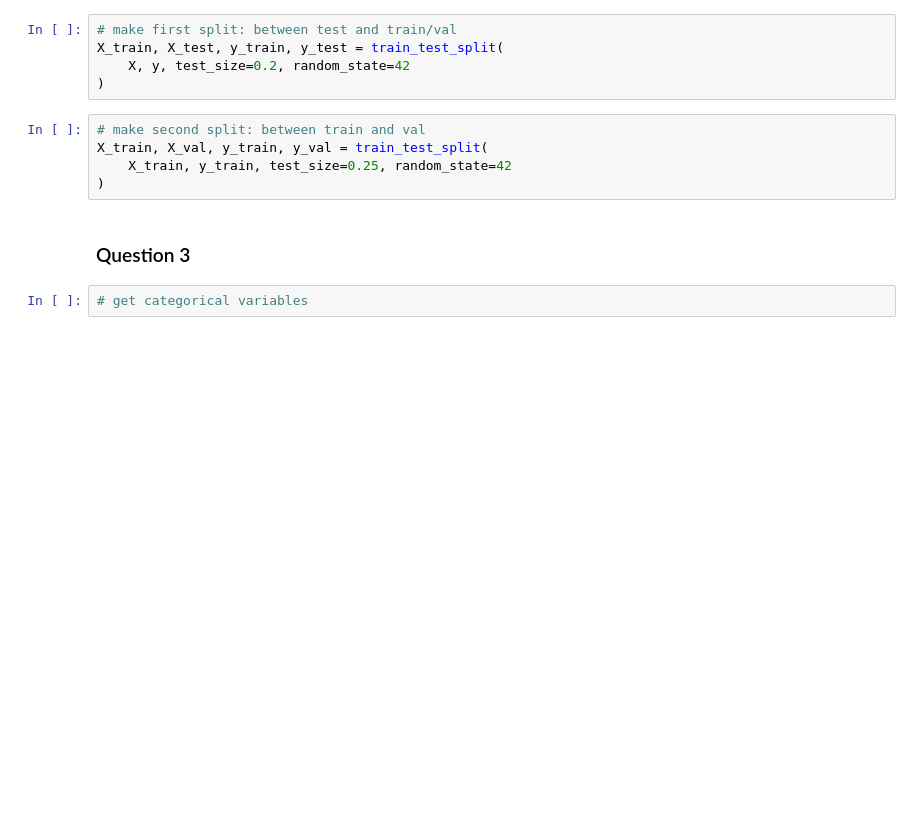
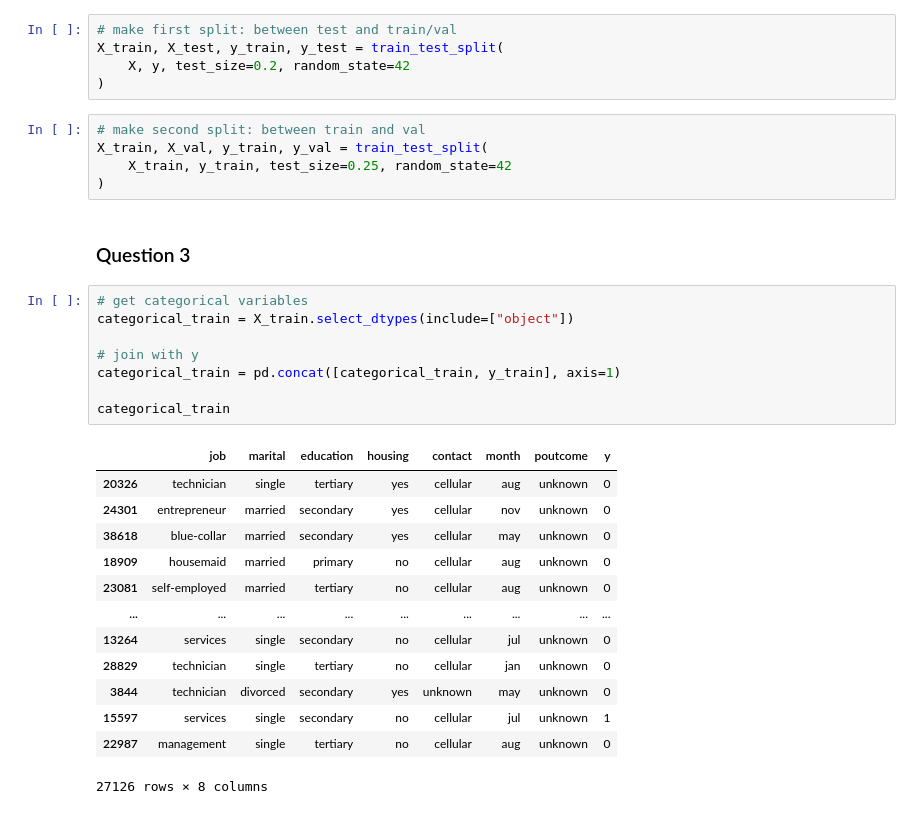
Before and after one commit to fabianjkrueger/ml-zoomcamp, a Jupyter notebook: homework/03-classification_homework.ipynb, the cells around one changed output. Saved outputs shown, nothing was run; the diff lists cells and outputs as text; blank space fills up the shorter version.

```diff
--- a/homework/03-classification_homework.ipynb
+++ b/homework/03-classification_homework.ipynb
@@ -194,5 +195,25 @@ X_train, X_val, y_train, y_val = train_test_split(
 )
 # %% [markdown]
 ### Question 3
-# %%
-# get categorical variables
+# %%
+# get categorical variables
+categorical_train = X_train.select_dtypes(include=["object"])
+
+# join with y
+categorical_train = pd.concat([categorical_train, y_train], axis=1)
+
+categorical_train
+# %% [output]
+|  | job | marital | education | housing | contact | month | poutcome | y |
+| 20326 | technician | single | tertiary | yes | cellular | aug | unknown | 0 |
+| 24301 | entrepreneur | married | secondary | yes | cellular | nov | unknown | 0 |
+| 38618 | blue-collar | married | secondary | yes | cellular | may | unknown | 0 |
+| 18909 | housemaid | married | primary | no | cellular | aug | unknown | 0 |
+| 23081 | self-employed | married | tertiary | no | cellular | aug | unknown | 0 |
+| ... | ... | ... | ... | ... | ... | ... | ... | ... |
+| 13264 | services | single | secondary | no | cellular | jul | unknown | 0 |
+| 28829 | technician | single | tertiary | no | cellular | jan | unknown | 0 |
+| 3844 | technician | divorced | secondary | yes | unknown | may | unknown | 0 |
+| 15597 | services | single | secondary | no | cellular | jul | unknown | 1 |
+| 22987 | management | single | tertiary | no | cellular | aug | unknown | 0 |
+27126 rows × 8 columns
```
Also changed, not shown: parts of 3 cells of this notebook.
